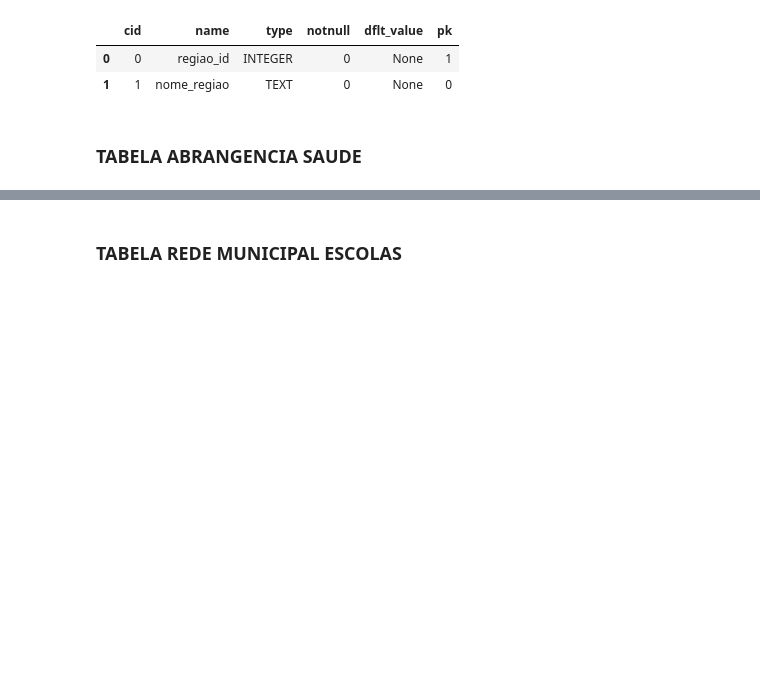
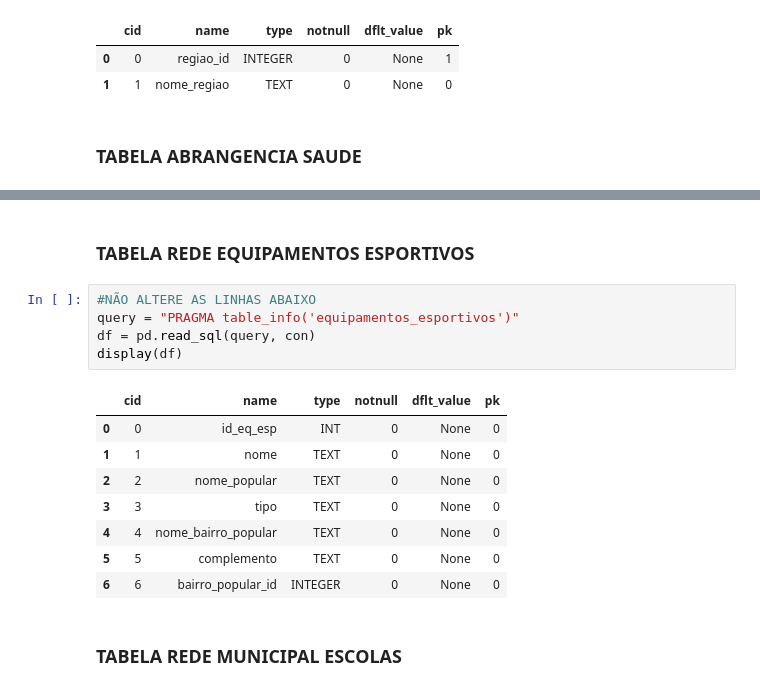
Before and after one commit to lucascassio/TP2-IBD, a Jupyter notebook: TP2.ipynb, the cells around one changed output, grey strips where cells are left out. Drawn from its saved outputs; the diff is of its cells as text; blank space fills up the shorter version.

```diff
--- a/TP2.ipynb
+++ b/TP2.ipynb
@@ -88,3 +88,19 @@ display(df)
+# %% [markdown]
+### TABELA REDE EQUIPAMENTOS ESPORTIVOS
+# %%
+#NÃO ALTERE AS LINHAS ABAIXO
+query = "PRAGMA table_info('equipamentos_esportivos')"
+df = pd.read_sql(query, con)
+display(df)
+# %% [output]
+|  | cid | name | type | notnull | dflt_value | pk |
+| 0 | 0 | id_eq_esp | INT | 0 | None | 0 |
+| 1 | 1 | nome | TEXT | 0 | None | 0 |
+| 2 | 2 | nome_popular | TEXT | 0 | None | 0 |
+| 3 | 3 | tipo | TEXT | 0 | None | 0 |
+| 4 | 4 | nome_bairro_popular | TEXT | 0 | None | 0 |
+| 5 | 5 | complemento | TEXT | 0 | None | 0 |
+| 6 | 6 | bairro_popular_id | INTEGER | 0 | None | 0 |
 # %% [markdown]
 ### TABELA REDE MUNICIPAL ESCOLAS
 # %%
```
Also changed, not shown: parts of 15 cells of this notebook, 10 other files.
